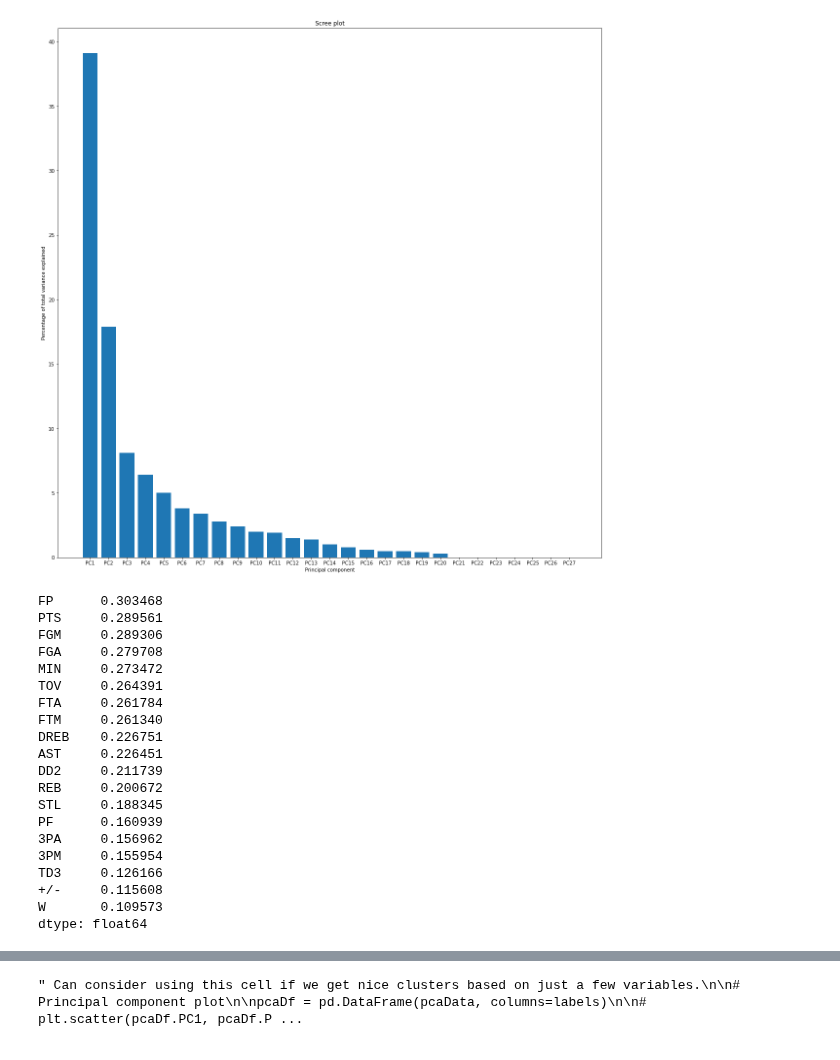
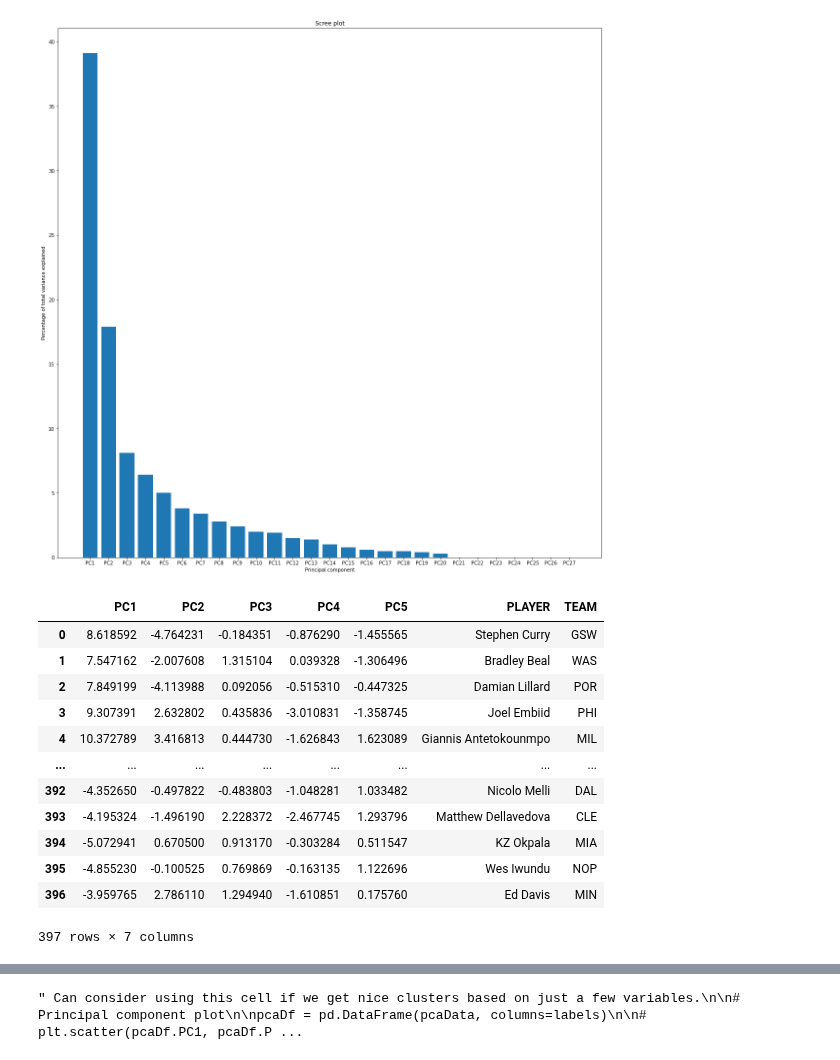
Before and after one commit to CSA100/nba-dsai, a Jupyter notebook: PCA.ipynb, the cells around one changed output, grey strips where cells are left out. Cells and saved outputs as stored; diff of their text form; code cells hidden in the pictures.

```diff
--- a/PCA.ipynb
+++ b/PCA.ipynb
@@ -41,10 +41,10 @@ df
 397 rows × 30 columns
 # %%
 # drop non-numeric and unwanted coloumns
-df.drop(["Unnamed: 0", "PLAYER", "TEAM"], axis=1, inplace=True)
+tempDf = df.drop(["Unnamed: 0", "PLAYER", "TEAM"], axis=1)
 
 # shift data mean to origin and scale variance in each feature to 1
-scaledDf = preprocessing.scale(df)
+scaledDf = preprocessing.scale(tempDf)
 
 # perform pca
 pca = PCA()
@@ -70,26 +70,26 @@ plt.show()
 pca = PCA(5)
 pca.fit(scaledDf)
 pcaData = pca.transform(scaledDf)
-# %%
-printLoadingScores(pca, df.columns, 0)
-# %% [output]
-FP      0.303468
-PTS     0.289561
-FGM     0.289306
-FGA     0.279708
-MIN     0.273472
-TOV     0.264391
-FTA     0.261784
-FTM     0.261340
-DREB    0.226751
-AST     0.226451
-DD2     0.211739
-REB     0.200672
-STL     0.188345
-PF      0.160939
-3PA     0.156962
-3PM     0.155954
-TD3     0.126166
-+/-     0.115608
-W       0.109573
-dtype: float64
+# %%
+# re-insert players and teams to make a new data frame
+
+pcaDf = pd.DataFrame(pcaData, columns=labels[0:5])
+pcaDf = pcaDf[labels[0:5]]
+pcaDf["PLAYER"] = df["PLAYER"]
+pcaDf["TEAM"] = df["TEAM"]
+
+pcaDf
+# %% [output]
+|  | PC1 | PC2 | PC3 | PC4 | PC5 | PLAYER | TEAM |
+| 0 | 8.618592 | -4.764231 | -0.184351 | -0.876290 | -1.455565 | Stephen Curry | GSW |
+| 1 | 7.547162 | -2.007608 | 1.315104 | 0.039328 | -1.306496 | Bradley Beal | WAS |
+| 2 | 7.849199 | -4.113988 | 0.092056 | -0.515310 | -0.447325 | Damian Lillard | POR |
+| 3 | 9.307391 | 2.632802 | 0.435836 | -3.010831 | -1.358745 | Joel Embiid | PHI |
+| 4 | 10.372789 | 3.416813 | 0.444730 | -1.626843 | 1.623089 | Giannis Antetokounmpo | MIL |
+| ... | ... | ... | ... | ... | ... | ... | ... |
+| 392 | -4.352650 | -0.497822 | -0.483803 | -1.048281 | 1.033482 | Nicolo Melli | DAL |
+| 393 | -4.195324 | -1.496190 | 2.228372 | -2.467745 | 1.293796 | Matthew Dellavedova | CLE |
+| 394 | -5.072941 | 0.670500 | 0.913170 | -0.303284 | 0.511547 | KZ Okpala | MIA |
+| 395 | -4.855230 | -0.100525 | 0.769869 | -0.163135 | 1.122696 | Wes Iwundu | NOP |
+| 396 | -3.959765 | 2.786110 | 1.294940 | -1.610851 | 0.175760 | Ed Davis | MIN |
+397 rows × 7 columns
```
Also changed, not shown: parts of 5 cells of this notebook.
